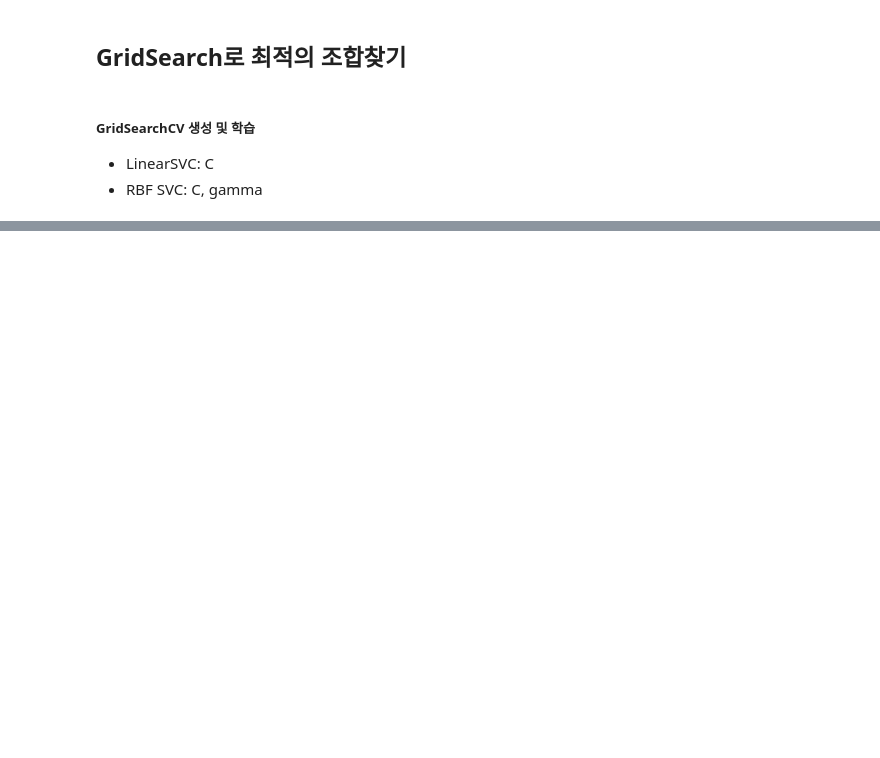
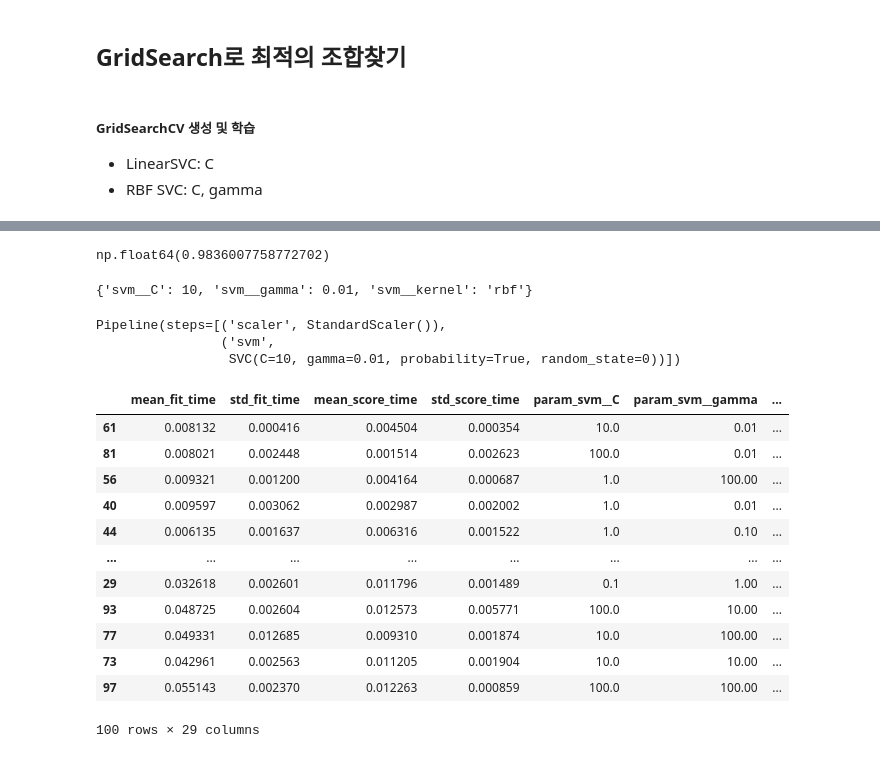
Before and after one commit to kgmyhGit/SKN06, a Jupyter notebook: 08_machine_learning/07_지도학습_SVM.ipynb, the cells around one changed output, grey strips where cells are left out. Cells and saved outputs as stored; diff of their text form; code cells hidden in the pictures; blank space fills up the shorter version.

```diff
--- a/08_machine_learning/07_지도학습_SVM.ipynb
+++ b/08_machine_learning/07_지도학습_SVM.ipynb
@@ -213,3 +216,30 @@ from sklearn.model_selection import train_test_split
 X, y = load_breast_cancer(return_X_y=True)
 
 X_train, X_test, y_train, y_test = train_test_split(X, y, stratify=y, random_state=1)
+# %%
+from sklearn.preprocessing import StandardScaler
+from sklearn.svm import SVC
+from sklearn.pipeline import Pipeline
+from sklearn.model_selection import GridSearchCV
+
+# SVM : Feature scaling/One Hot Encoding 전처리.
+pipeline = Pipeline([
+    ("scaler", StandardScaler()),
+    ("svm", SVC(random_state=0, probability=True))
+])
+
+params = {
+    "svm__kernel": ["linear", "rbf",  "poly", "sigmoid"],
+    "svm__C": [0.01, 0.1, 1, 10, 100],
+    "svm__gamma": [0.01, 0.1, 1, 10, 100],
+}
+
+gs = GridSearchCV(
+    pipeline,
+    params,
+    scoring=["accuracy", "roc_auc", "average_precision"],
+    refit="accuracy",
+    cv=4,
+    n_jobs=-1
+)
+gs.fit(X_train, y_train)
@@ -215,0 +258,30 @@ X_train, X_test, y_train, y_test = train_test_split(X, y, stratify=y, random_sta
+# %%
+gs.best_score_
+# %% [output]
+np.float64(0.9836007758772702)
+# %%
+gs.best_params_
+# %% [output]
+{'svm__C': 10, 'svm__gamma': 0.01, 'svm__kernel': 'rbf'}
+# %%
+gs.best_estimator_
+# %% [output]
+Pipeline(steps=[('scaler', StandardScaler()),
+                ('svm',
+                 SVC(C=10, gamma=0.01, probability=True, random_state=0))])
+# %%
+pd.DataFrame(gs.cv_results_).sort_values("rank_test_accuracy")
+# %% [output]
+|  | mean_fit_time | std_fit_time | mean_score_time | std_score_time | param_svm__C | param_svm__gamma | ... |
+| 61 | 0.008132 | 0.000416 | 0.004504 | 0.000354 | 10.0 | 0.01 | ... |
+| 81 | 0.008021 | 0.002448 | 0.001514 | 0.002623 | 100.0 | 0.01 | ... |
+| 56 | 0.009321 | 0.001200 | 0.004164 | 0.000687 | 1.0 | 100.00 | ... |
+| 40 | 0.009597 | 0.003062 | 0.002987 | 0.002002 | 1.0 | 0.01 | ... |
+| 44 | 0.006135 | 0.001637 | 0.006316 | 0.001522 | 1.0 | 0.10 | ... |
+| ... | ... | ... | ... | ... | ... | ... | ... |
+| 29 | 0.032618 | 0.002601 | 0.011796 | 0.001489 | 0.1 | 1.00 | ... |
+| 93 | 0.048725 | 0.002604 | 0.012573 | 0.005771 | 100.0 | 10.00 | ... |
+| 77 | 0.049331 | 0.012685 | 0.009310 | 0.001874 | 10.0 | 100.00 | ... |
+| 73 | 0.042961 | 0.002563 | 0.011205 | 0.001904 | 10.0 | 10.00 | ... |
+| 97 | 0.055143 | 0.002370 | 0.012263 | 0.000859 | 100.0 | 100.00 | ... |
+100 rows × 29 columns
```
Also changed, not shown: parts of 2 cells of this notebook, 4 other files.
